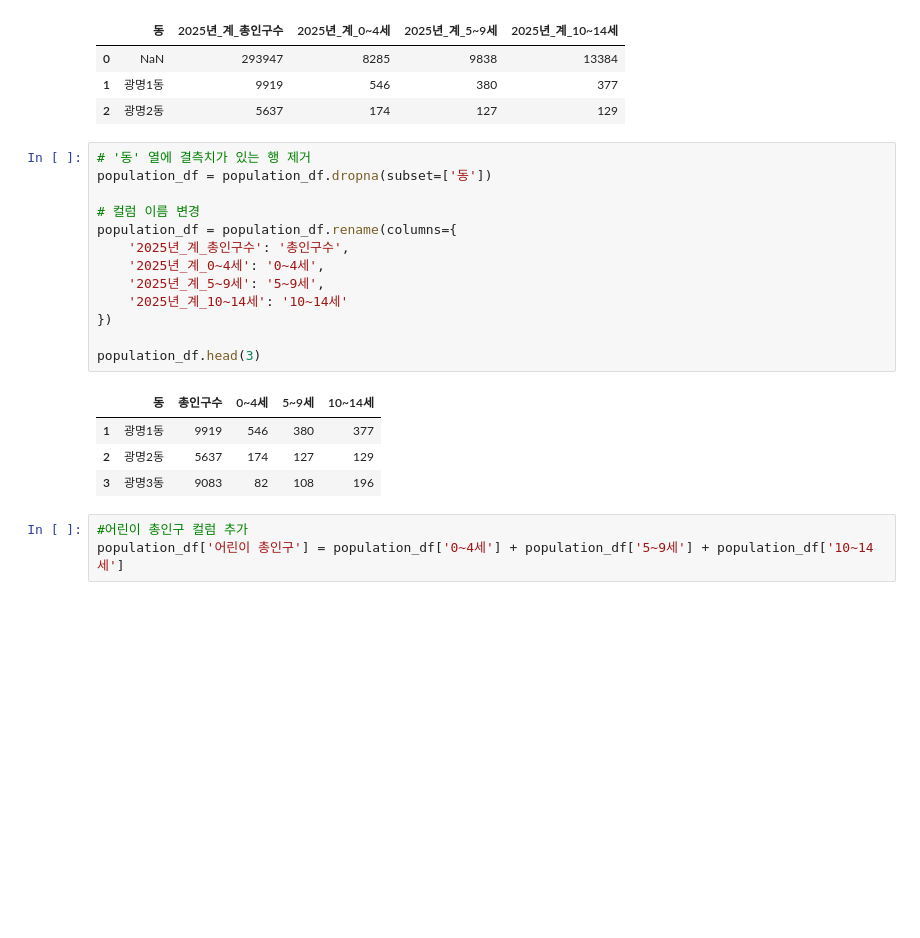
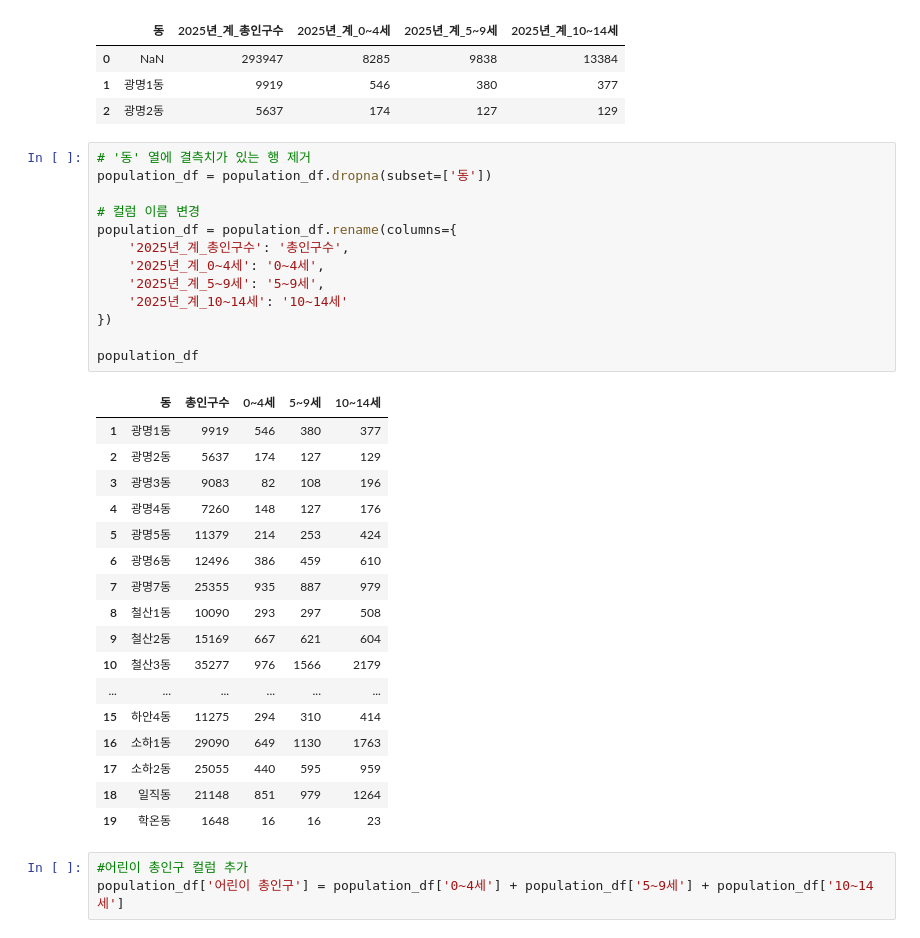
Before and after one commit to jimena1lee/1stProject_MSAI09, a Jupyter notebook: Preprocessing/광명/gwangmyung_preprocessing.ipynb, the cells around one changed output. Cells and saved outputs as stored; diff of their text form; blank space fills up the shorter version.

```diff
--- a/Preprocessing/광명/gwangmyung_preprocessing.ipynb
+++ b/Preprocessing/광명/gwangmyung_preprocessing.ipynb
@@ -111,21 +111,34 @@ population_df.head(3)
 # %%
 # '동' 열에 결측치가 있는 행 제거
 population_df = population_df.dropna(subset=['동'])
 
 # 컬럼 이름 변경
 population_df = population_df.rename(columns={
     '2025년_계_총인구수': '총인구수',
     '2025년_계_0~4세': '0~4세',
     '2025년_계_5~9세': '5~9세',
     '2025년_계_10~14세': '10~14세'
 })
 
-population_df.head(3)
+population_df
 # %% [output]
 |  | 동 | 총인구수 | 0~4세 | 5~9세 | 10~14세 |
 | 1 | 광명1동 | 9919 | 546 | 380 | 377 |
 | 2 | 광명2동 | 5637 | 174 | 127 | 129 |
 | 3 | 광명3동 | 9083 | 82 | 108 | 196 |
+| 4 | 광명4동 | 7260 | 148 | 127 | 176 |
+| 5 | 광명5동 | 11379 | 214 | 253 | 424 |
+| 6 | 광명6동 | 12496 | 386 | 459 | 610 |
+| 7 | 광명7동 | 25355 | 935 | 887 | 979 |
+| 8 | 철산1동 | 10090 | 293 | 297 | 508 |
+| 9 | 철산2동 | 15169 | 667 | 621 | 604 |
+| 10 | 철산3동 | 35277 | 976 | 1566 | 2179 |
+| ... | ... | ... | ... | ... | ... |
+| 15 | 하안4동 | 11275 | 294 | 310 | 414 |
+| 16 | 소하1동 | 29090 | 649 | 1130 | 1763 |
+| 17 | 소하2동 | 25055 | 440 | 595 | 959 |
+| 18 | 일직동 | 21148 | 851 | 979 | 1264 |
+| 19 | 학온동 | 1648 | 16 | 16 | 23 |
 # %%
 #어린이 총인구 컬럼 추가
 population_df['어린이 총인구'] = population_df['0~4세'] + population_df['5~9세'] + population_df['10~14세']
```
Also changed, not shown: parts of 16 cells of this notebook, 6 other files.
